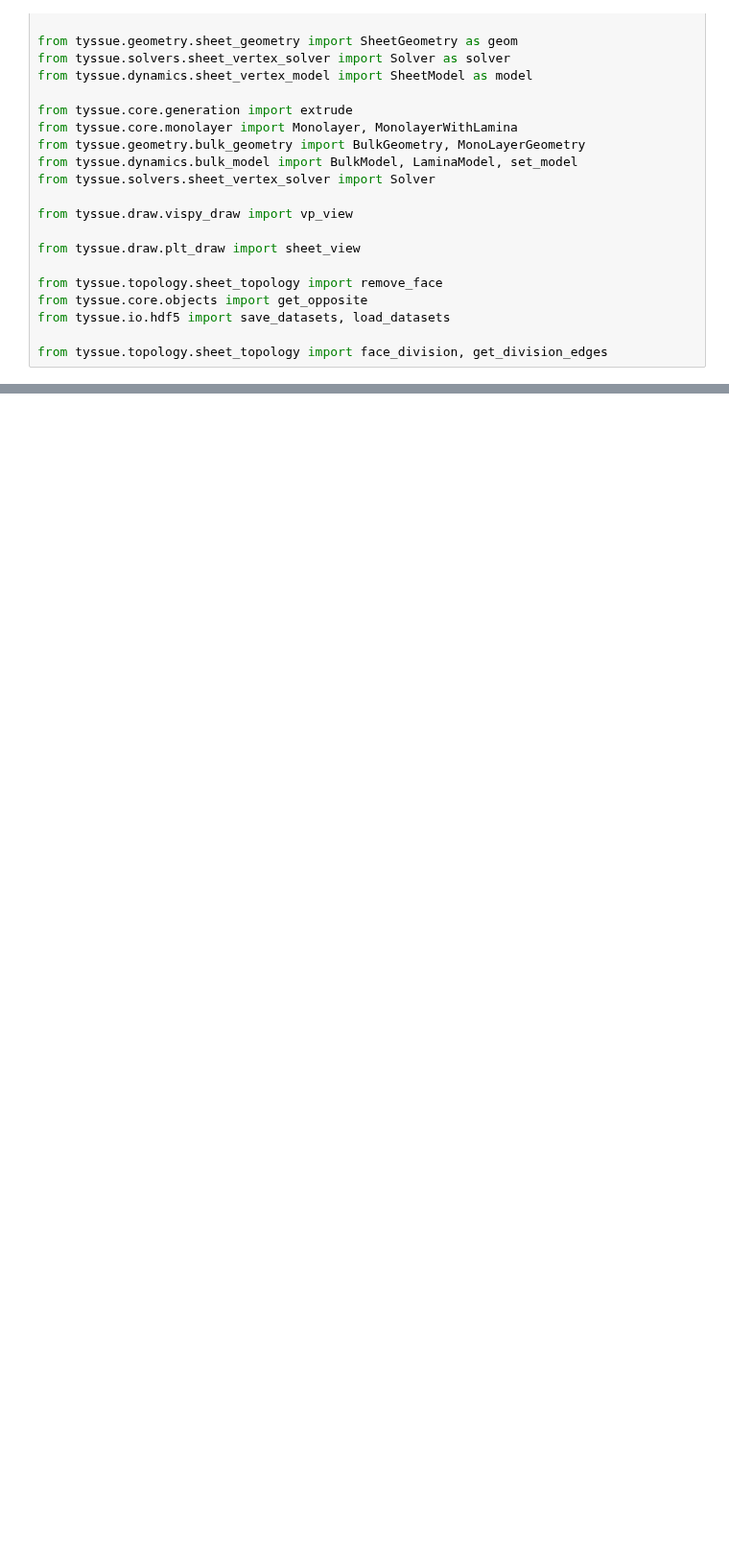
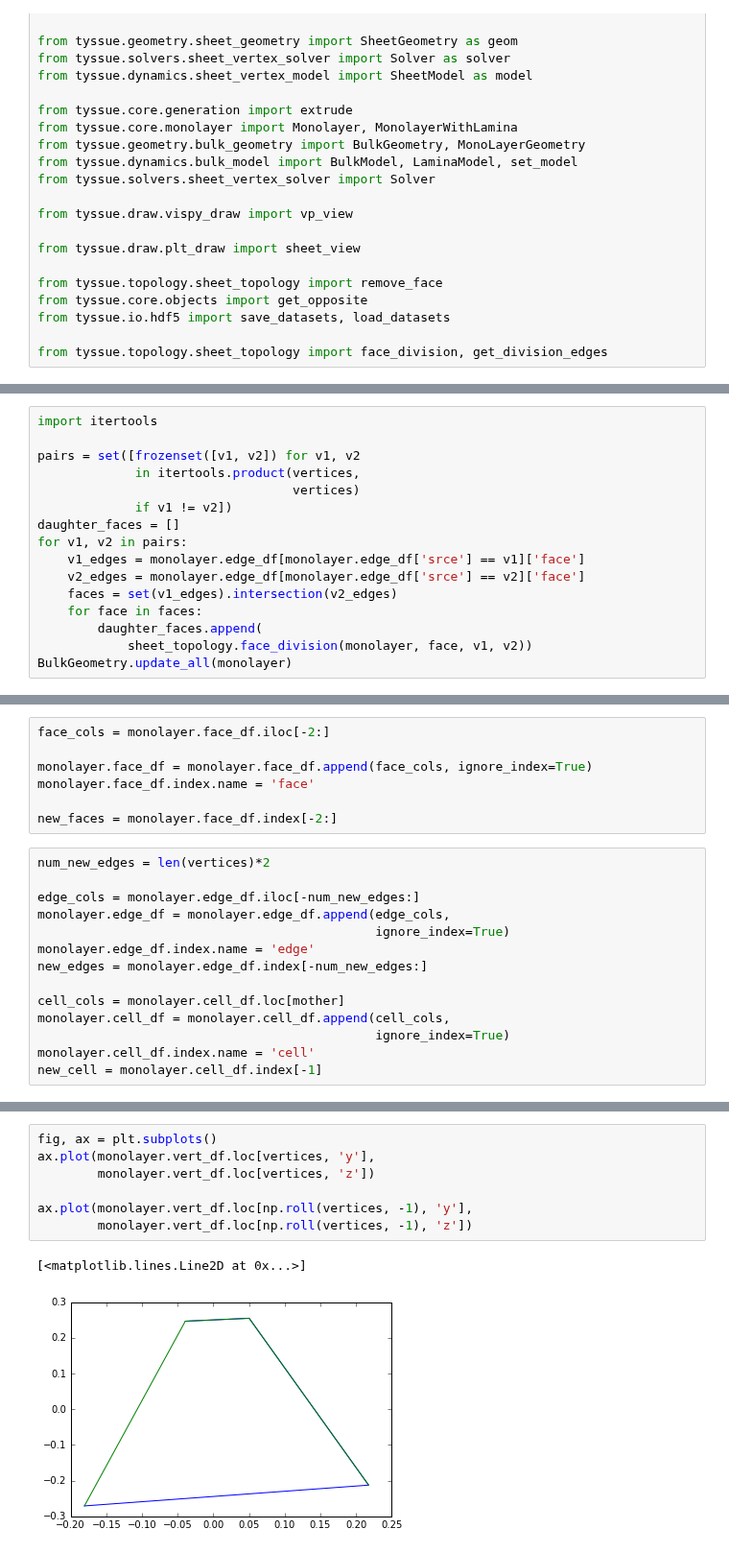
Before and after one commit to glyg/notebooks, a Jupyter notebook: tyssue/Ellipsoid.ipynb, the cells around one changed output, grey strips where cells are left out. Shown at 96% size. Drawn from its saved outputs; the diff is of its cells as text; blank space fills up the shorter version.

```diff
--- a/tyssue/Ellipsoid.ipynb
+++ b/tyssue/Ellipsoid.ipynb
@@ -200,0 +213,16 @@ vert_orbit = monolayer.get_orbits('face', 'srce').groupby(
+# %%
+import itertools
+
+pairs = set([frozenset([v1, v2]) for v1, v2
+             in itertools.product(vertices,
+                                  vertices)
+             if v1 != v2])
+daughter_faces = []
+for v1, v2 in pairs:
+    v1_edges = monolayer.edge_df[monolayer.edge_df['srce'] == v1]['face']
+    v2_edges = monolayer.edge_df[monolayer.edge_df['srce'] == v2]['face']
+    faces = set(v1_edges).intersection(v2_edges)
+    for face in faces:
+        daughter_faces.append(
+            sheet_topology.face_division(monolayer, face, v1, v2))
+BulkGeometry.update_all(monolayer)
@@ -200,0 +238,21 @@ vert_orbit = monolayer.get_orbits('face', 'srce').groupby(
+# %%
+face_cols = monolayer.face_df.iloc[-2:]
+
+monolayer.face_df = monolayer.face_df.append(face_cols, ignore_index=True)
+monolayer.face_df.index.name = 'face'
+
+new_faces = monolayer.face_df.index[-2:]
+# %%
+num_new_edges = len(vertices)*2
+
+edge_cols = monolayer.edge_df.iloc[-num_new_edges:]
+monolayer.edge_df = monolayer.edge_df.append(edge_cols,
+                                             ignore_index=True)
+monolayer.edge_df.index.name = 'edge'
+new_edges = monolayer.edge_df.index[-num_new_edges:]
+
+cell_cols = monolayer.cell_df.loc[mother]
+monolayer.cell_df = monolayer.cell_df.append(cell_cols,
+                                             ignore_index=True)
+monolayer.cell_df.index.name = 'cell'
+new_cell = monolayer.cell_df.index[-1]
@@ -200,0 +275,10 @@ vert_orbit = monolayer.get_orbits('face', 'srce').groupby(
+# %%
+fig, ax = plt.subplots()
+ax.plot(monolayer.vert_df.loc[vertices, 'y'],
+        monolayer.vert_df.loc[vertices, 'z'])
+
+ax.plot(monolayer.vert_df.loc[np.roll(vertices, -1), 'y'],
+        monolayer.vert_df.loc[np.roll(vertices, -1), 'z'])
+# %% [output]
+[<matplotlib.lines.Line2D at 0x...>]
+[figure, added]
```
Also changed, not shown: parts of 51 cells of this notebook.
